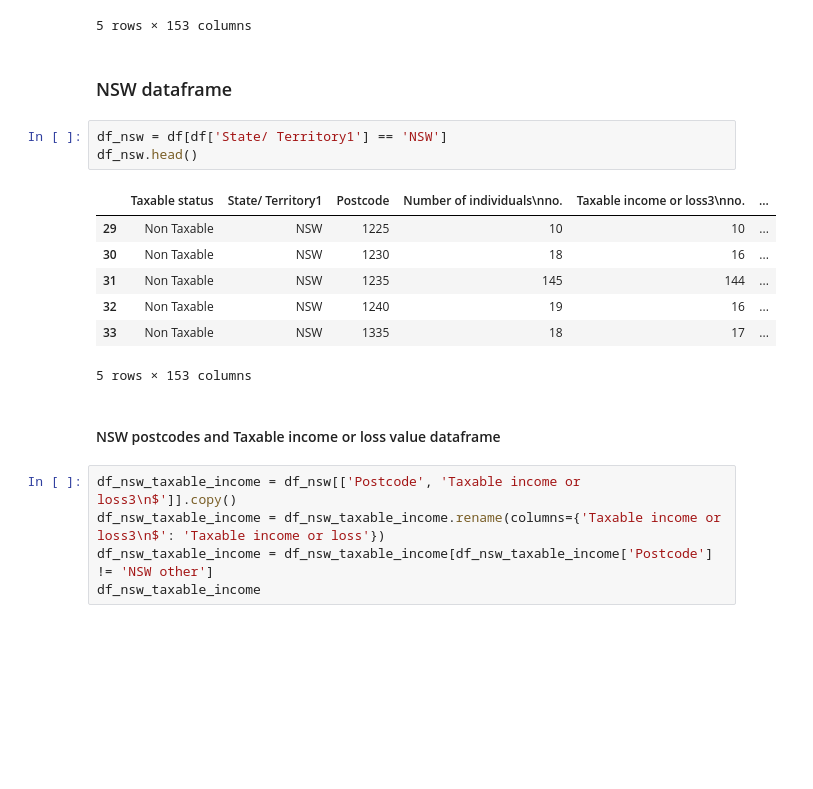
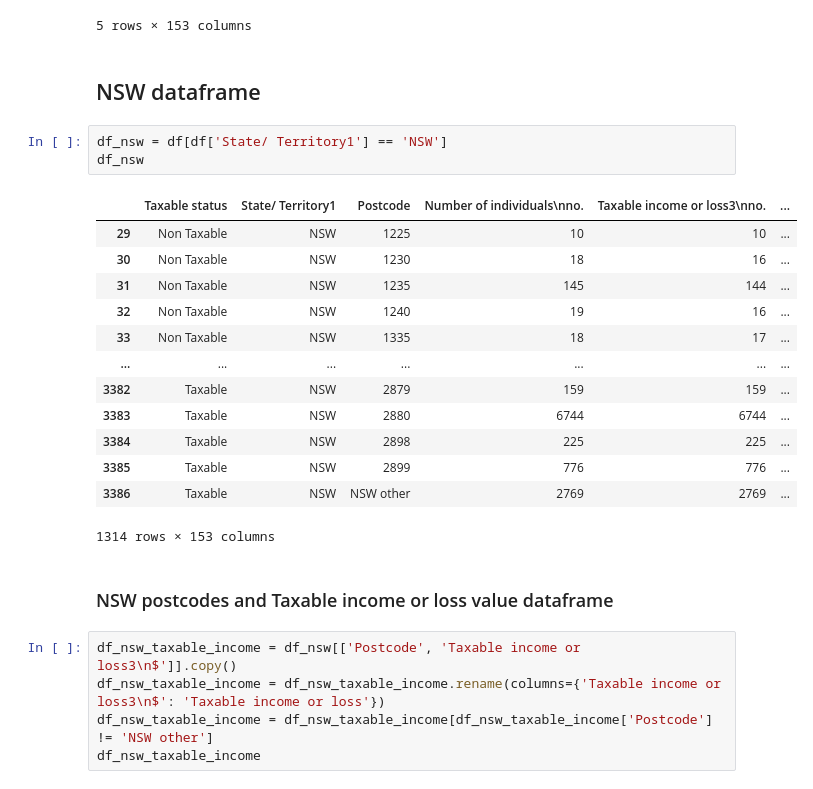
Before and after one commit to camelCaseStyle/DataScienceProject, a Jupyter notebook: 2016-2017 State Clusters.ipynb, the cells around one changed output. Cells and saved outputs as stored; diff of their text form; blank space fills up the shorter version.

```diff
--- a/2016-2017 State Clusters.ipynb
+++ b/2016-2017 State Clusters.ipynb
@@ -24,20 +24,26 @@ df.head()
 | 4 | Non Taxable | ACT | 2604 | 1174 | 1128 | ... |
 5 rows × 153 columns
 # %% [markdown]
-### NSW dataframe
+## NSW dataframe
 # %%
 df_nsw = df[df['State/ Territory1'] == 'NSW']
-df_nsw.head()
+df_nsw
 # %% [output]
 |  | Taxable status | State/ Territory1 | Postcode | Number of individuals\nno. | Taxable income or loss3\nno. | ... |
 | 29 | Non Taxable | NSW | 1225 | 10 | 10 | ... |
 | 30 | Non Taxable | NSW | 1230 | 18 | 16 | ... |
 | 31 | Non Taxable | NSW | 1235 | 145 | 144 | ... |
 | 32 | Non Taxable | NSW | 1240 | 19 | 16 | ... |
 | 33 | Non Taxable | NSW | 1335 | 18 | 17 | ... |
+| ... | ... | ... | ... | ... | ... | ... |
+| 3382 | Taxable | NSW | 2879 | 159 | 159 | ... |
+| 3383 | Taxable | NSW | 2880 | 6744 | 6744 | ... |
+| 3384 | Taxable | NSW | 2898 | 225 | 225 | ... |
+| 3385 | Taxable | NSW | 2899 | 776 | 776 | ... |
+| 3386 | Taxable | NSW | NSW other | 2769 | 2769 | ... |
-5 rows × 153 columns
+1314 rows × 153 columns
 # %% [markdown]
-#### NSW postcodes and Taxable income or loss value dataframe
+### NSW postcodes and Taxable income or loss value dataframe
 # %%
 df_nsw_taxable_income = df_nsw[['Postcode', 'Taxable income or loss3\n$']].copy()
 df_nsw_taxable_income = df_nsw_taxable_income.rename(columns={'Taxable income or loss3\n$': 'Taxable income or loss'})
```
Also changed, not shown: parts of 9 cells of this notebook, 1 other file.
